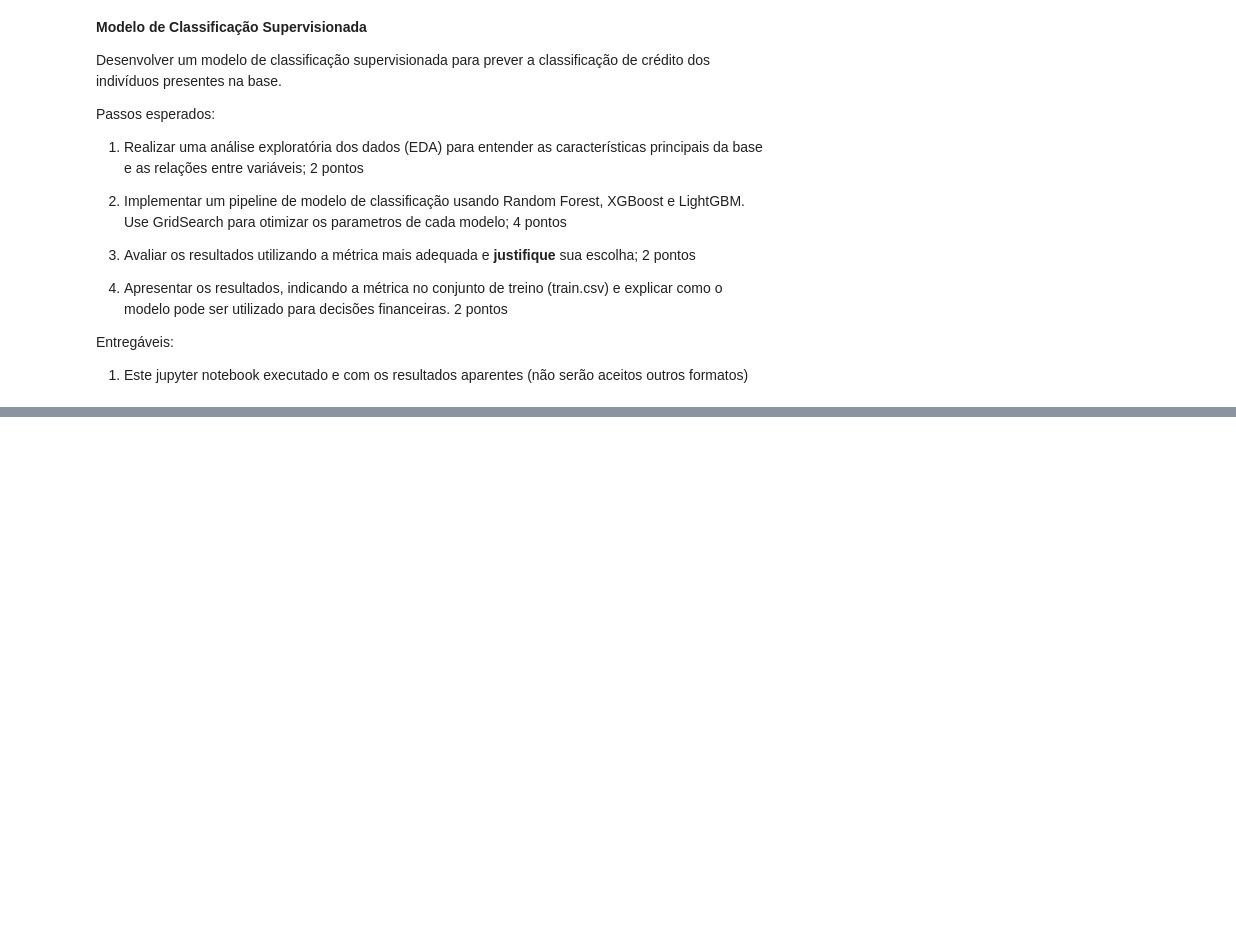
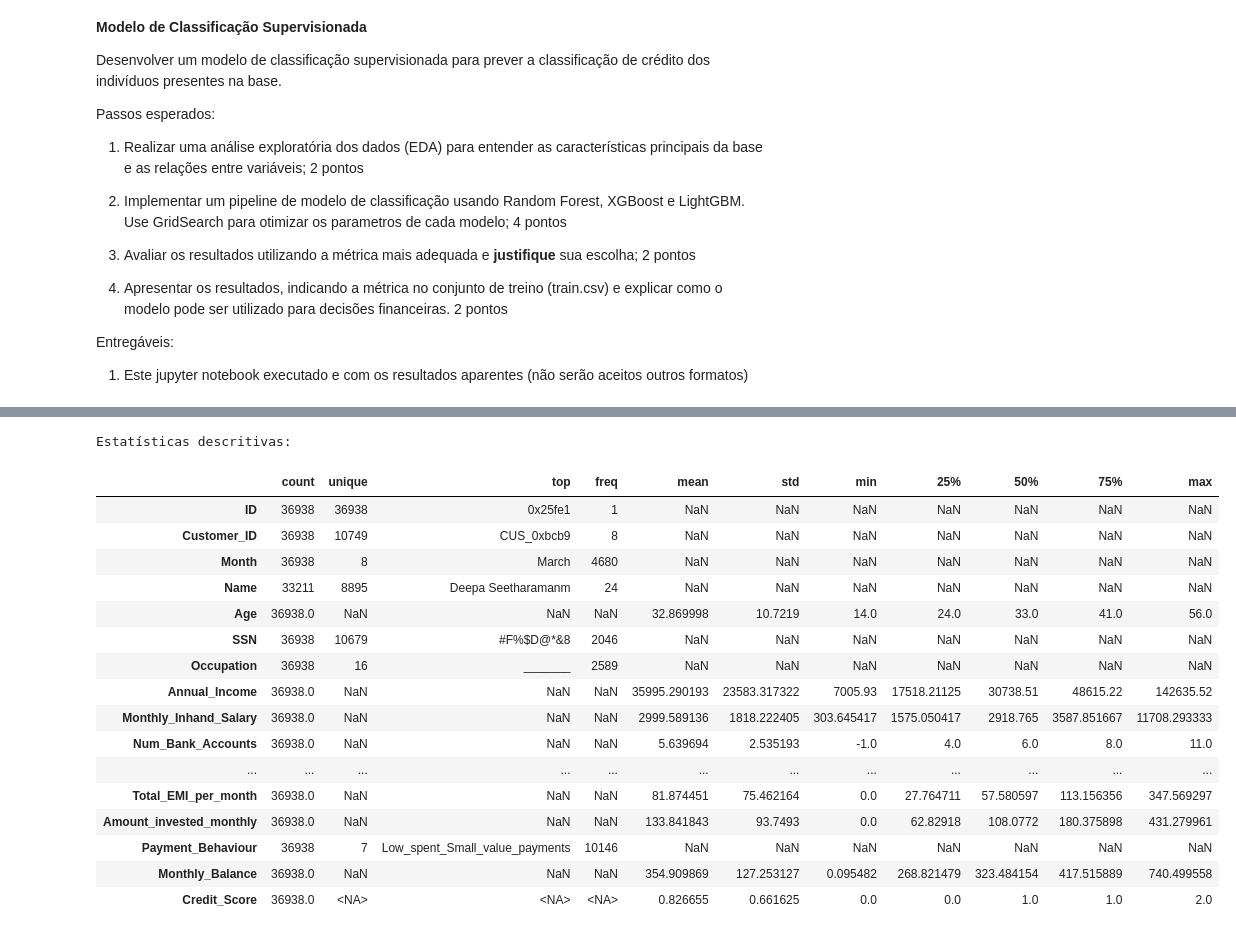
Before and after one commit to eroiborges/projetointegrado, a Jupyter notebook: Trabalho Final ML.ipynb, the cells around one changed output, grey strips where cells are left out. Drawn from its saved outputs; the diff is of its cells as text; code cells hidden in the pictures; blank space fills up the shorter version.

```diff
--- a/Trabalho Final ML.ipynb
+++ b/Trabalho Final ML.ipynb
@@ -33,0 +86,17 @@ Entregáveis:
+# %%
+df['Outstanding_Debt'] = pd.to_numeric(df['Outstanding_Debt'], errors='coerce').astype(float)
+df['Changed_Credit_Limit'] = pd.to_numeric(df['Changed_Credit_Limit'], errors='coerce').astype(float)
+df['Num_of_Loan'] = pd.to_numeric(df['Num_of_Loan'], errors='coerce').astype(float)
+df['Annual_Income'] = pd.to_numeric(df['Annual_Income'], errors='coerce').astype(float)
+df['Monthly_Balance'] = pd.to_numeric(df['Monthly_Balance'], errors='coerce').astype(float)
+df['Amount_invested_monthly'] = pd.to_numeric(df['Amount_invested_monthly'], errors='coerce').astype(float)
+df['Monthly_Inhand_Salary'] = pd.to_numeric(df['Monthly_Inhand_Salary'], errors='coerce').astype(float)
+df['Num_of_Delayed_Payment'] = pd.to_numeric(df['Num_of_Delayed_Payment'], errors='coerce').astype(float)
+score_map = {'Poor': 0, 'Standard': 1, 'Good': 2}
+df['Credit_Score'] = df['Credit_Score'].map(score_map).astype('Int64')
+
+score_map2 = {'Bad': 0, 'Standard': 1, 'Good': 2, '_': None}
+df['Credit_Mix'] = df['Credit_Mix'].map(score_map2).astype('Int64')
+
+score_map3 = {'NM': 0, 'No': 1, 'Yes': 2}
+df['Payment_of_Min_Amount'] = df['Payment_of_Min_Amount'].map(score_map3).astype('Int64')
@@ -33,0 +207,22 @@ Entregáveis:
+# %%
+print("Estatísticas descritivas:")
+display(df.describe(include='all').transpose())
+# %% [output]
+Estatísticas descritivas:
+|  | count | unique | top | freq | mean | std | min | 25% | 50% | 75% | max |
+| ID | 36938 | 36938 | 0x25fe1 | 1 | NaN | NaN | NaN | NaN | NaN | NaN | NaN |
+| Customer_ID | 36938 | 10749 | CUS_0xbcb9 | 8 | NaN | NaN | NaN | NaN | NaN | NaN | NaN |
+| Month | 36938 | 8 | March | 4680 | NaN | NaN | NaN | NaN | NaN | NaN | NaN |
+| Name | 33211 | 8895 | Deepa Seetharamanm | 24 | NaN | NaN | NaN | NaN | NaN | NaN | NaN |
+| Age | 36938.0 | NaN | NaN | NaN | 32.869998 | 10.7219 | 14.0 | 24.0 | 33.0 | 41.0 | 56.0 |
+| SSN | 36938 | 10679 | #F%$D@*&8 | 2046 | NaN | NaN | NaN | NaN | NaN | NaN | NaN |
+| Occupation | 36938 | 16 | _______ | 2589 | NaN | NaN | NaN | NaN | NaN | NaN | NaN |
+| Annual_Income | 36938.0 | NaN | NaN | NaN | 35995.290193 | 23583.317322 | 7005.93 | 17518.21125 | 30738.51 | 48615.22 | 142635.52 |
+| Monthly_Inhand_Salary | 36938.0 | NaN | NaN | NaN | 2999.589136 | 1818.222405 | 303.645417 | 1575.050417 | 2918.765 | 3587.851667 | 11708.293333 |
+| Num_Bank_Accounts | 36938.0 | NaN | NaN | NaN | 5.639694 | 2.535193 | -1.0 | 4.0 | 6.0 | 8.0 | 11.0 |
+| ... | ... | ... | ... | ... | ... | ... | ... | ... | ... | ... | ... |
+| Total_EMI_per_month | 36938.0 | NaN | NaN | NaN | 81.874451 | 75.462164 | 0.0 | 27.764711 | 57.580597 | 113.156356 | 347.569297 |
+| Amount_invested_monthly | 36938.0 | NaN | NaN | NaN | 133.841843 | 93.7493 | 0.0 | 62.82918 | 108.0772 | 180.375898 | 431.279961 |
+| Payment_Behaviour | 36938 | 7 | Low_spent_Small_value_payments | 10146 | NaN | NaN | NaN | NaN | NaN | NaN | NaN |
+| Monthly_Balance | 36938.0 | NaN | NaN | NaN | 354.909869 | 127.253127 | 0.095482 | 268.821479 | 323.484154 | 417.515889 | 740.499558 |
+| Credit_Score | 36938.0 | <NA> | <NA> | <NA> | 0.826655 | 0.661625 | 0.0 | 0.0 | 1.0 | 1.0 | 2.0 |
```
Also changed, not shown: parts of 25 cells of this notebook.
